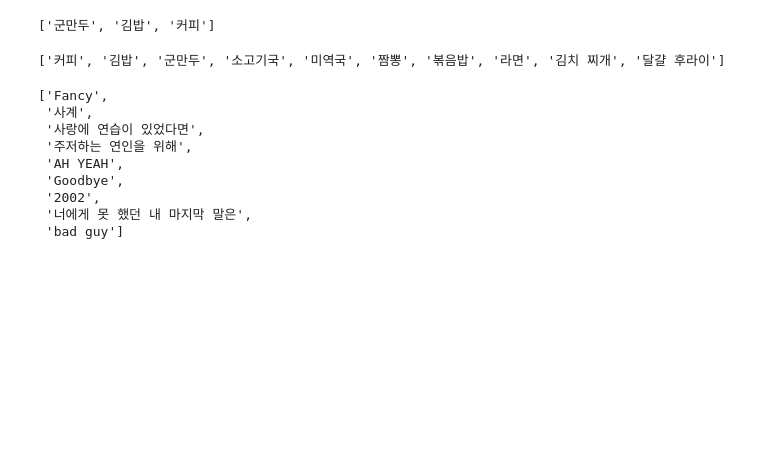
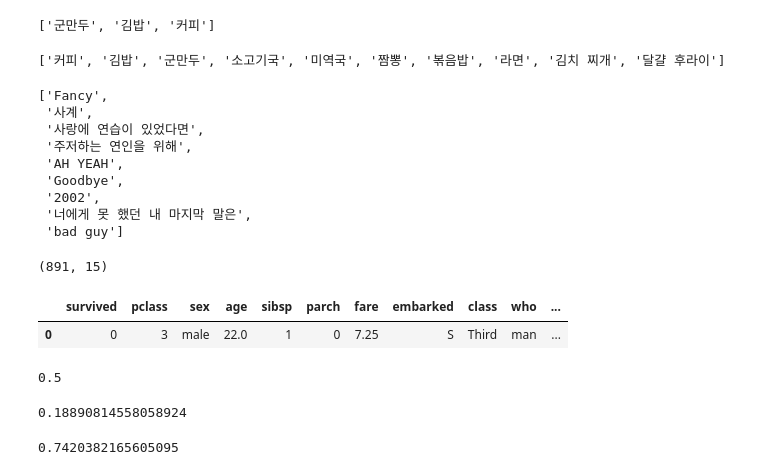
Before and after one commit to CodingSta/lg-hausys-201905, a Jupyter notebook: 파이썬 1일차.ipynb, the cells around one changed output. Cells and saved outputs as stored; diff of their text form; code cells hidden in the pictures; blank space fills up the shorter version.

```diff
--- a/파이썬 1일차.ipynb
+++ b/파이썬 1일차.ipynb
@@ -620,3 +620,13 @@ last_index = len(노래_랭킹) - 1
  '2002',
  '너에게 못 했던 내 마지막 말은',
  'bad guy']
+# %%
+import seaborn as sns  # 시각화 라이브러리
+
+df2 = sns.load_dataset('titanic')
+print(df2.shape)
+df2.head(1)
+# %% [output]
+(891, 15)
+|  | survived | pclass | sex | age | sibsp | parch | fare | embarked | class | who | ... |
+| 0 | 0 | 3 | male | 22.0 | 1 | 0 | 7.25 | S | Third | man | ... |
@@ -622,0 +635,14 @@ last_index = len(노래_랭킹) - 1
+# %%
+df2.iloc[:10].survived.mean()
+# %% [output]
+0.5
+# %%
+mask = df2.sex == 'male'
+df2.loc[mask].survived.mean()
+# %% [output]
+0.18890814558058924
+# %%
+mask = df2.sex == 'female'
+df2.loc[mask].survived.mean()
+# %% [output]
+0.7420382165605095
```
Also changed, not shown: parts of 1 cell of this notebook.
